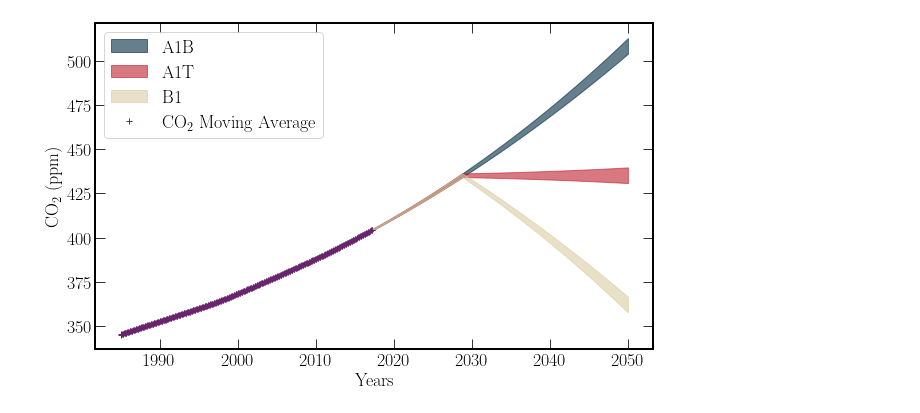
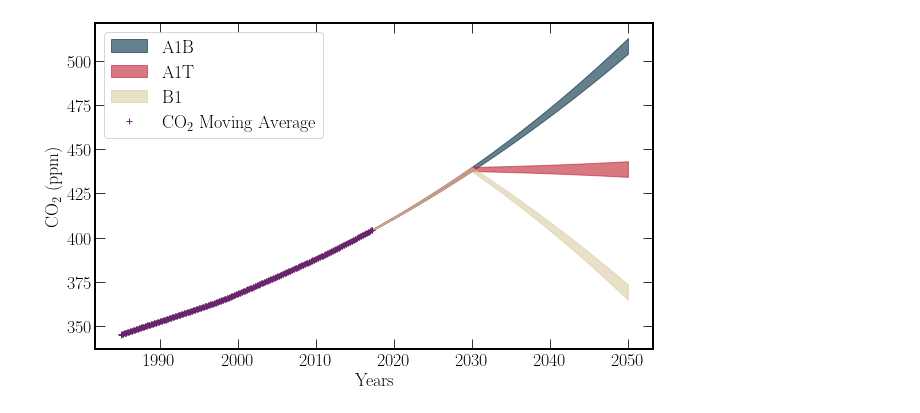
Before and after one commit to seancraven/CDS_book, a Jupyter notebook: Chapter_2/3models.ipynb, the cells around one changed output. Drawn from its saved outputs; the diff is of its cells as text; code cells hidden in the pictures.

```diff
--- a/Chapter_2/3models.ipynb
+++ b/Chapter_2/3models.ipynb
@@ -111,4 +126,7 @@ plt.xlabel('Years');
 # %%
+#x values
+time = np.linspace(1985, 2050, 1000)-2000
+# Loading CO2 moving averages caluclated previously
 co2_ave = pd.read_csv('../output_files/co2_10_moving_average.csv',
     header=0,index_col=0
     )
@@ -118,37 +136,41 @@ co2_std = pd.read_csv('../output_files/co2_10_moving_std.csv', header=0,
 co2_mov_fit, co2_mov_cov = curve_fit(P3, co2_ave['decimal']-2000,
     co2_ave['average'], sigma=co2_std['average']
     )
+# 2 sigma deviation from fit
 co2_mov_error = np.diagonal(co2_mov_cov)**0.5
 co2_lb_mov, co2_ub_mov = lb_ub(co2_mov_fit, co2_mov_error, factor=2)
 sigma = P3(time, *co2_ub_mov) - P3(time, *co2_mov_fit)
-time = np.linspace(1985, 2050)-2000
+#Plotting
 plt.figure(figsize=(10, 6))
+# Models
 plt.fill_between(time, P3(time, *co2_lb_mov), P3(time, *co2_ub_mov),
     color=colours.durham.ink,
     alpha=0.6,
     label='A1B'
     )
 plt.fill_between(time, a1t(time, *co2_mov_fit, translation=2000) - sigma,
     a1t(time, *co2_mov_fit,translation=2000) + sigma,
     color=colours.durham.red,
     alpha=0.6,
     label='A1T'
     )
 plt.fill_between(time, B1(time, *co2_mov_fit, translation=2000)- sigma,
     B1(time, *co2_mov_fit, translation=2000) + sigma,
     color=colours.durham.stone,
     alpha=0.6,
     label='B1'
     )
+# Data
 plt.plot(co2_ave['decimal']-2000, co2_ave['average'],
     linestyle='',
     marker='+',
     color=colours.durham.purple,
     label=r'$\textrm{{CO}}_2$ Moving Average'
     )
+# Formatting
 plt.xticks(range(-10, 60, 10), range(1990, 2060, 10))
 plt.legend(loc = 'upper left')
 plt.xlabel('Years')
 plt.ylabel(r'$\textrm{{CO}}_2$ (ppm)');
 # %% [output]
-[figure, old version]
+[figure, new version]
```
Also changed, not shown: parts of 9 cells of this notebook, 2 other files.
